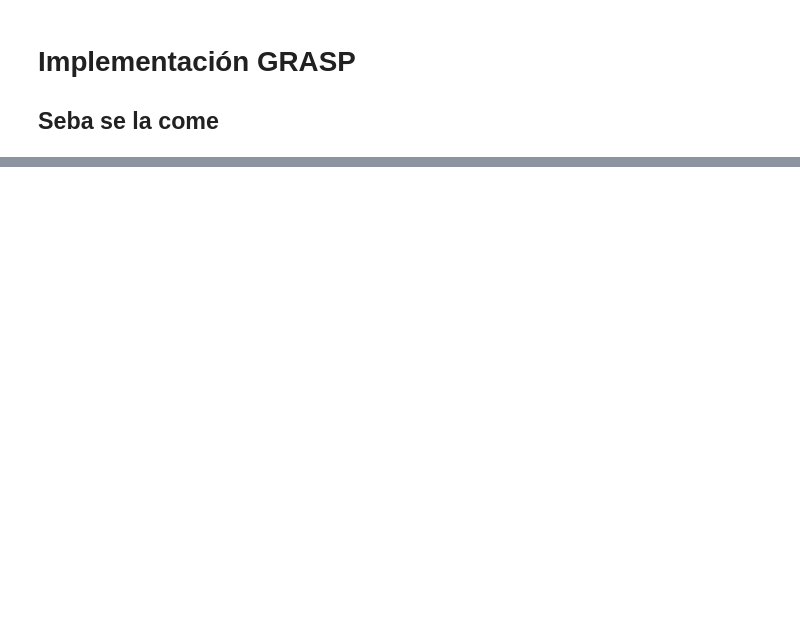
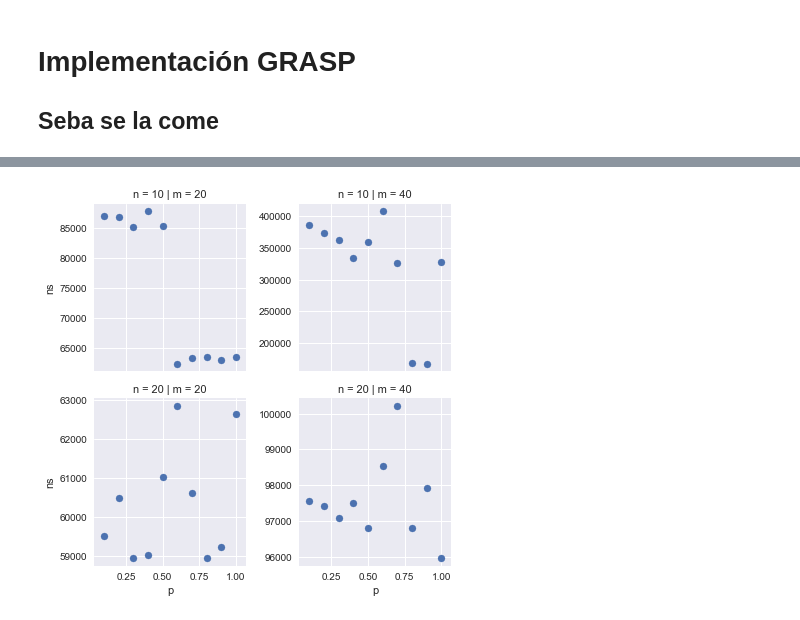
Before and after one commit to ZebaSz/algo3-tp3, a Jupyter notebook: informe/data/Algo3-TP3.ipynb, the cells around one changed output, grey strips where cells are left out. Cells and saved outputs as stored; diff of their text form; code cells hidden in the pictures; blank space fills up the shorter version.

```diff
--- a/informe/data/Algo3-TP3.ipynb
+++ b/informe/data/Algo3-TP3.ipynb
@@ -94,0 +117,17 @@ FileNotFoundError: File b'grasp.csv' does not exist
+# %%
+dfGraspC = dfGraspP[((dfGraspP.n == 10) | (dfGraspP.n == 20))
+                    & ((dfGraspP.m == 20) | (dfGraspP.m == 40))
+                    & (dfGraspP.p > 0)]
+
+g = sns.FacetGrid(
+    col=m,
+    row=n,
+    data=dfGraspC,
+    sharey=False
+)
+
+g.map(plt.scatter, "p", ns)
+
+plt.show()
+# %% [output]
+[figure, added]
```
Also changed, not shown: parts of 17 cells of this notebook, 8 other files.
